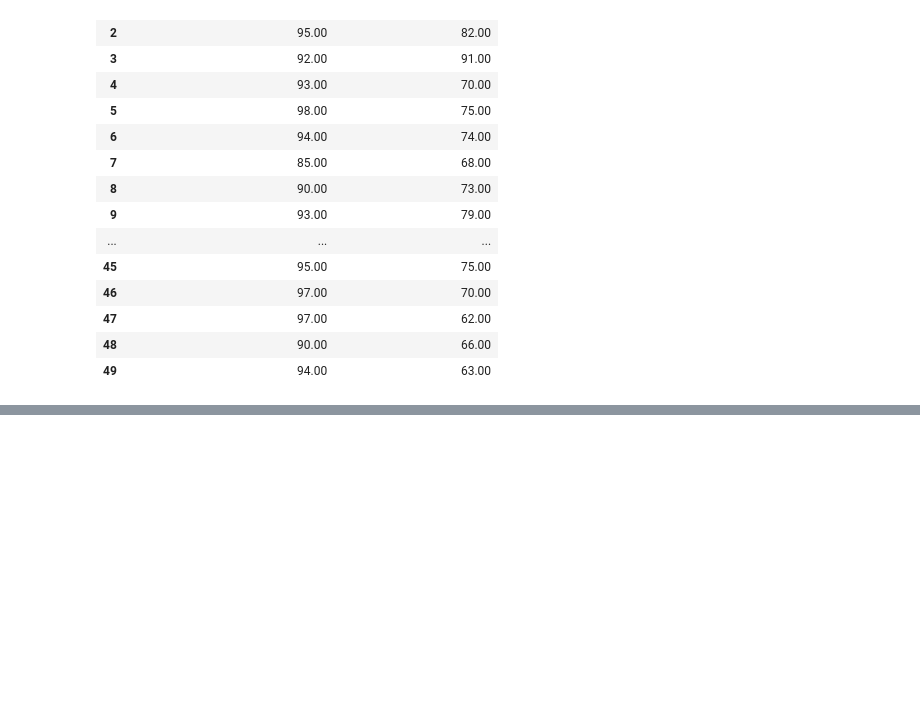
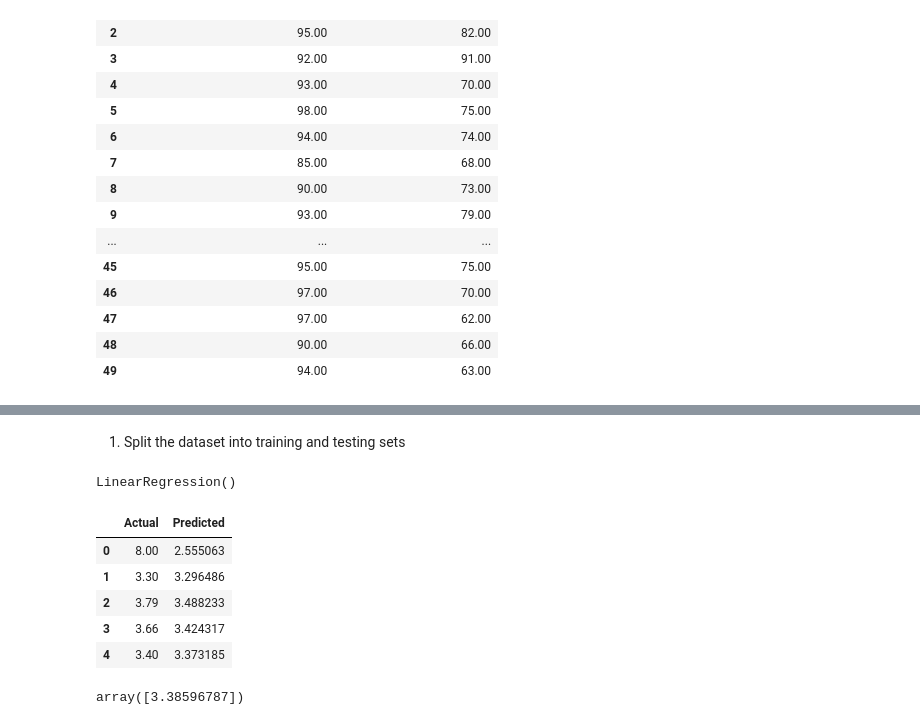
Before and after one commit to aimee-joseph/ML-Lab-2547204, a Jupyter notebook: Lab 3.ipynb, the cells around one changed output, grey strips where cells are left out. Cells and saved outputs as stored; diff of their text form; code cells hidden in the pictures; blank space fills up the shorter version.

```diff
--- a/Lab 3.ipynb
+++ b/Lab 3.ipynb
@@ -166,0 +256,38 @@ data.describe() # getting statistical summary
+# %%
+# Setting the independent and dependent variables
+
+X = data[["CIA_Percentage"]]
+y = data["GPA"]
+# %% [markdown]
+1. Split the dataset into training and testing sets
+# %%
+# Splitting the dataset into training (80%) and testing (20%) sets, meaning that the model will be trained on 80% of the data and evaluated on the remaining 20%. The random_state parameter is set to 42 to ensure reproducibility of the results.
+
+X_train, X_test, y_train, y_test = train_test_split(X, y, test_size = 0.2, random_state = 42)
+# %%
+lr = LinearRegression() # creating an instance of the model
+lr.fit(X_train, y_train) # trains the data (80% of the data), where X_train trains on the features and y_train trains on the target variable
+# %% [output]
+LinearRegression()
+# %%
+y_pred = lr.predict(X_test) # making predictions on the test set (20% of the data) using the trained model
+# %%
+comparison_cia_percentage = pd.DataFrame({
+    "Actual": y_test.values,
+    "Predicted": y_pred
+})
+
+comparison_cia_percentage.head()
+# %% [output]
+|  | Actual | Predicted |
+| 0 | 8.00 | 2.555063 |
+| 1 | 3.30 | 3.296486 |
+| 2 | 3.79 | 3.488233 |
+| 3 | 3.66 | 3.424317 |
+| 4 | 3.40 | 3.373185 |
+# %%
+sample_input_cia = pd.DataFrame([[72]], columns = ["CIA_Percentage"])
+sample_prediction_cia = lr.predict(sample_input_cia)
+sample_prediction_cia
+# %% [output]
+array([3.38596787])
```
Also changed, not shown: parts of 26 cells of this notebook.
